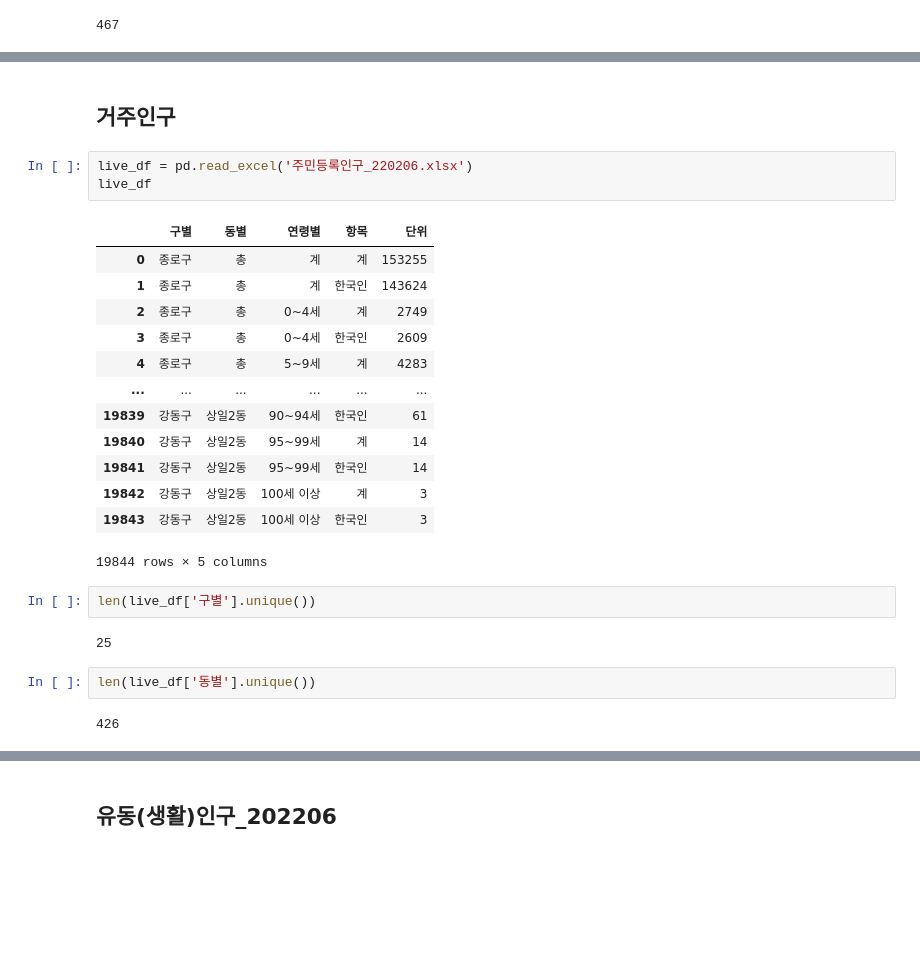
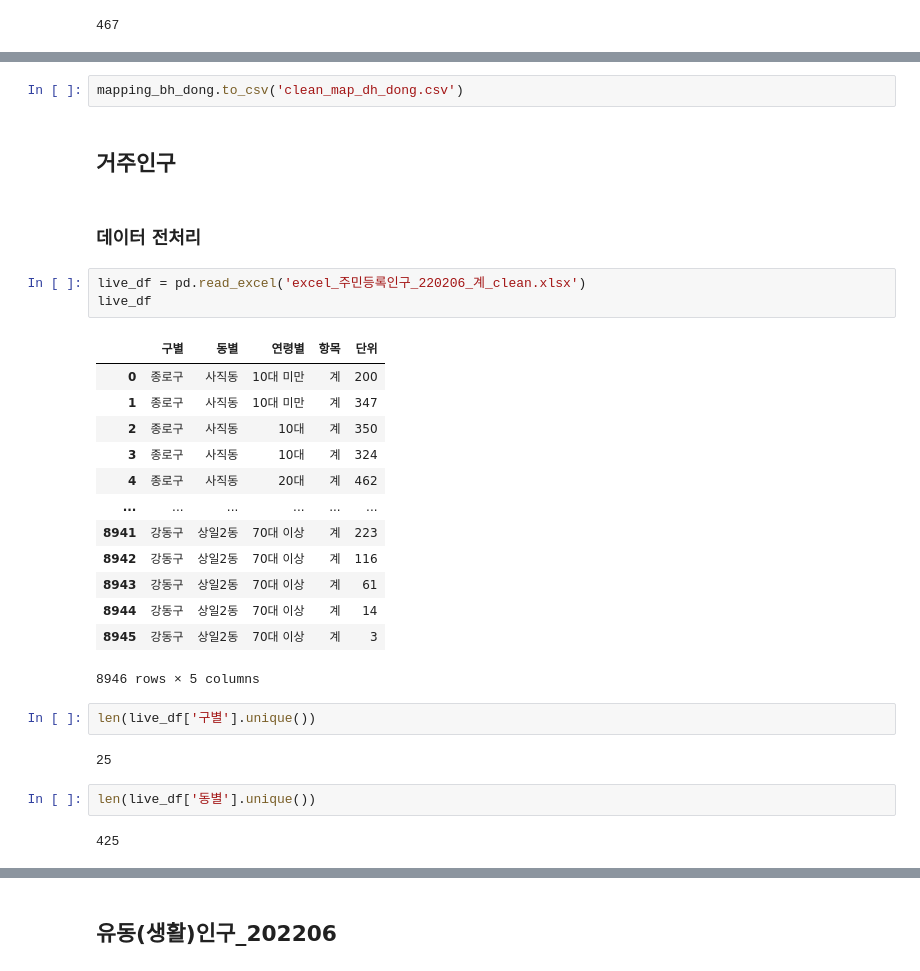
Before and after one commit to choi-aerim/cakd7_class, a Jupyter notebook: 데이터 안심구역/jupyter_recode_행정동법정동.ipynb, the cells around one changed output, grey strips where cells are left out. Cells and saved outputs as stored; diff of their text form; blank space fills up the shorter version.

```diff
--- a/데이터 안심구역/jupyter_recode_행정동법정동.ipynb
+++ b/데이터 안심구역/jupyter_recode_행정동법정동.ipynb
@@ -218,22 +259,26 @@ len(df2_hund['법정동코드'].unique())
+# %%
+mapping_bh_dong.to_csv('clean_map_dh_dong.csv')
 # %% [markdown]
 ## 거주인구
+# %% [markdown]
+### 데이터 전처리
 # %%
-live_df = pd.read_excel('주민등록인구_220206.xlsx')
+live_df = pd.read_excel('excel_주민등록인구_220206_계_clean.xlsx')
 live_df
 # %% [output]
 |  | 구별 | 동별 | 연령별 | 항목 | 단위 |
-| 0 | 종로구 | 총 | 계 | 계 | 153255 |
-| 1 | 종로구 | 총 | 계 | 한국인 | 143624 |
-| 2 | 종로구 | 총 | 0~4세 | 계 | 2749 |
-| 3 | 종로구 | 총 | 0~4세 | 한국인 | 2609 |
-| 4 | 종로구 | 총 | 5~9세 | 계 | 4283 |
+| 0 | 종로구 | 사직동 | 10대 미만 | 계 | 200 |
+| 1 | 종로구 | 사직동 | 10대 미만 | 계 | 347 |
+| 2 | 종로구 | 사직동 | 10대 | 계 | 350 |
+| 3 | 종로구 | 사직동 | 10대 | 계 | 324 |
+| 4 | 종로구 | 사직동 | 20대 | 계 | 462 |
 | ... | ... | ... | ... | ... | ... |
-| 19839 | 강동구 | 상일2동 | 90~94세 | 한국인 | 61 |
-| 19840 | 강동구 | 상일2동 | 95~99세 | 계 | 14 |
-| 19841 | 강동구 | 상일2동 | 95~99세 | 한국인 | 14 |
-| 19842 | 강동구 | 상일2동 | 100세 이상 | 계 | 3 |
-| 19843 | 강동구 | 상일2동 | 100세 이상 | 한국인 | 3 |
+| 8941 | 강동구 | 상일2동 | 70대 이상 | 계 | 223 |
+| 8942 | 강동구 | 상일2동 | 70대 이상 | 계 | 116 |
+| 8943 | 강동구 | 상일2동 | 70대 이상 | 계 | 61 |
+| 8944 | 강동구 | 상일2동 | 70대 이상 | 계 | 14 |
+| 8945 | 강동구 | 상일2동 | 70대 이상 | 계 | 3 |
-19844 rows × 5 columns
+8946 rows × 5 columns
 # %%
 len(live_df['구별'].unique())
 # %% [output]
@@ -241,4 +286,4 @@ len(live_df['구별'].unique())
 # %%
 len(live_df['동별'].unique())
 # %% [output]
-426
+425
```
Also changed, not shown: parts of 110 cells of this notebook, 17 other files.
